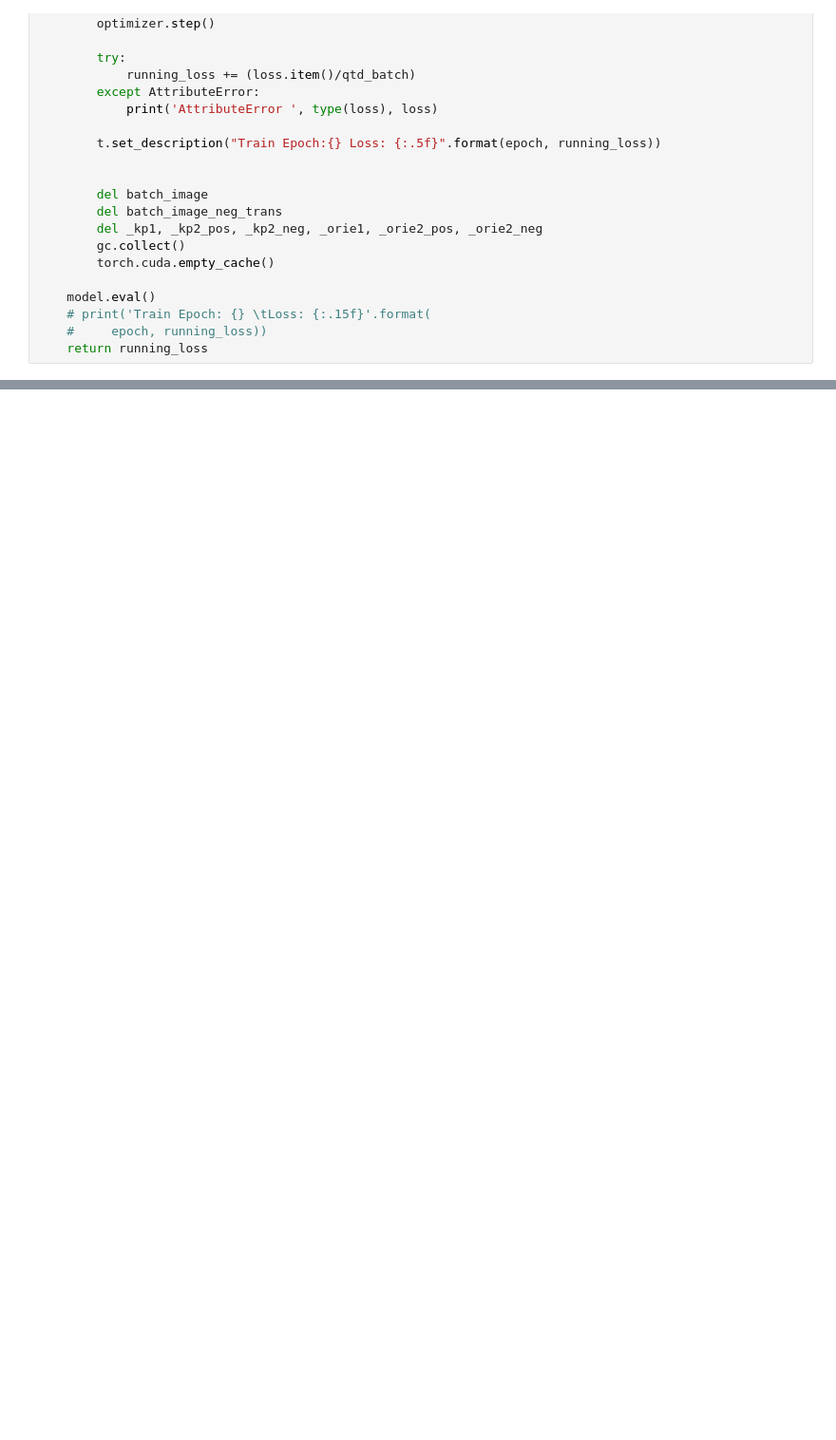
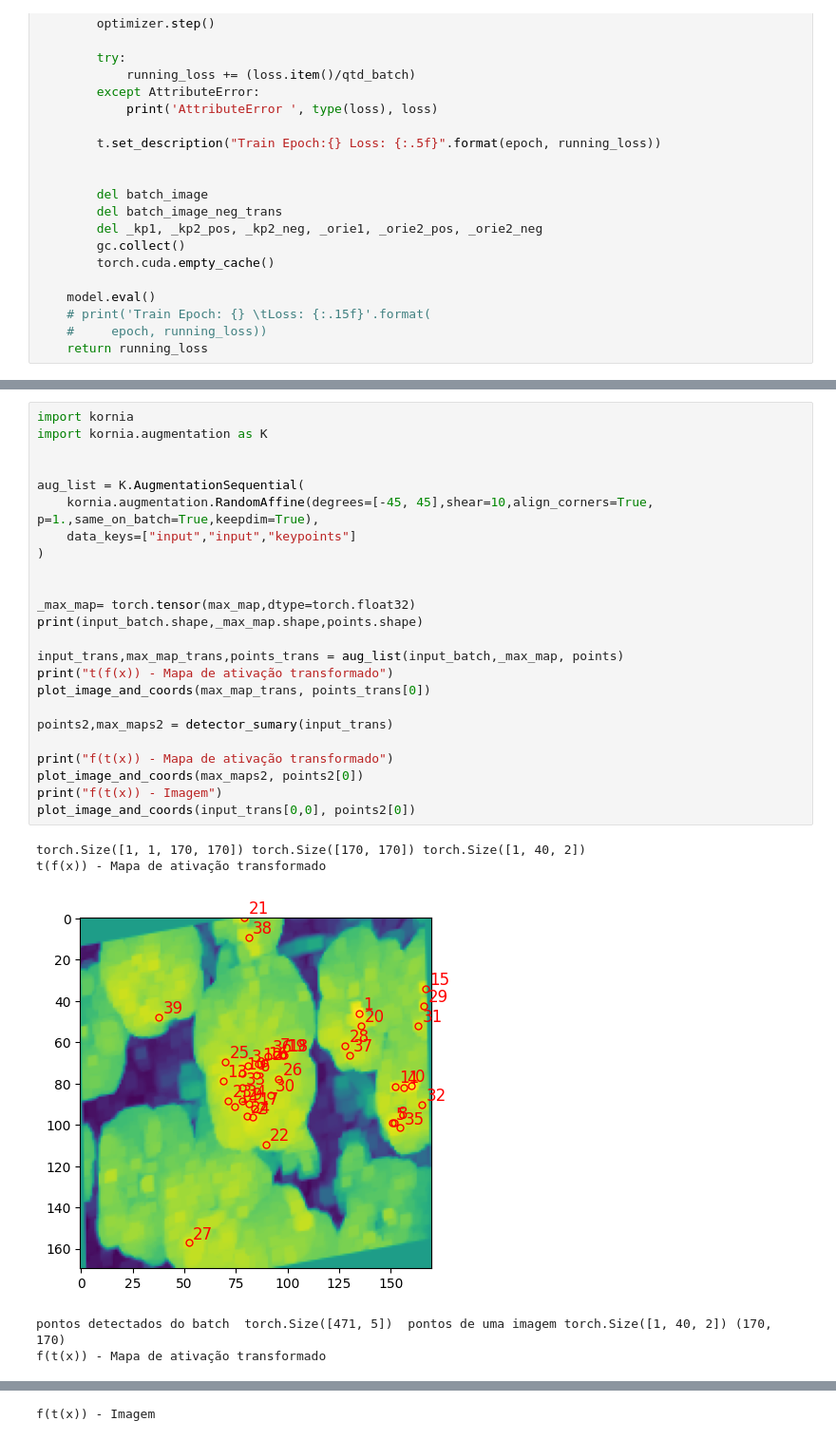
Before and after one commit to binarycode11/singular-points, a Jupyter notebook: train_test.ipynb, the cells around one changed output, grey strips where cells are left out. Shown at 95% size. Cells and saved outputs as stored; diff of their text form; blank space fills up the shorter version.

```diff
--- a/train_test.ipynb
+++ b/train_test.ipynb
@@ -360,0 +297,30 @@ aug_list = K.AugmentationSequential(
+# %%
+import kornia
+import kornia.augmentation as K
+
+
+aug_list = K.AugmentationSequential(
+    kornia.augmentation.RandomAffine(degrees=[-45, 45],shear=10,align_corners=True, p=1.,same_on_batch=True,keepdim=True),
+    data_keys=["input","input","keypoints"]
+)
+
+
+_max_map= torch.tensor(max_map,dtype=torch.float32)
+print(input_batch.shape,_max_map.shape,points.shape)
+
+input_trans,max_map_trans,points_trans = aug_list(input_batch,_max_map, points)
+print("t(f(x)) - Mapa de ativação transformado")
+plot_image_and_coords(max_map_trans, points_trans[0])
+
+points2,max_maps2 = detector_sumary(input_trans)
+
+print("f(t(x)) - Mapa de ativação transformado")
+plot_image_and_coords(max_maps2, points2[0])
+print("f(t(x)) - Imagem")
+plot_image_and_coords(input_trans[0,0], points2[0])
+# %% [output]
+torch.Size([1, 1, 170, 170]) torch.Size([170, 170]) torch.Size([1, 40, 2])
+t(f(x)) - Mapa de ativação transformado
+[figure, added]
+pontos detectados do batch  torch.Size([471, 5])  pontos de uma imagem torch.Size([1, 40, 2]) (170, 170)
+f(t(x)) - Mapa de ativação transformado
@@ -360,0 +328 @@ aug_list = K.AugmentationSequential(
+f(t(x)) - Imagem
```
Also changed, not shown: parts of 17 cells of this notebook, 4 other files.
